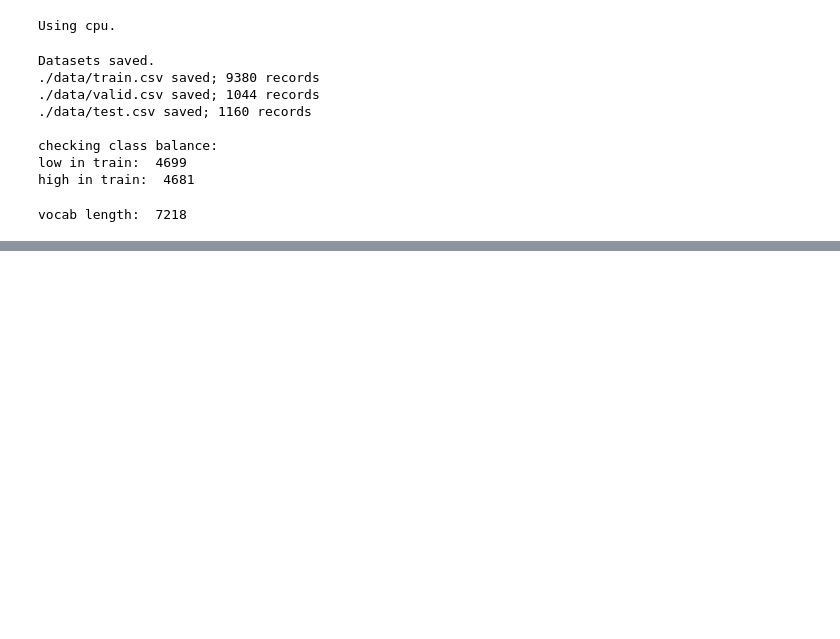
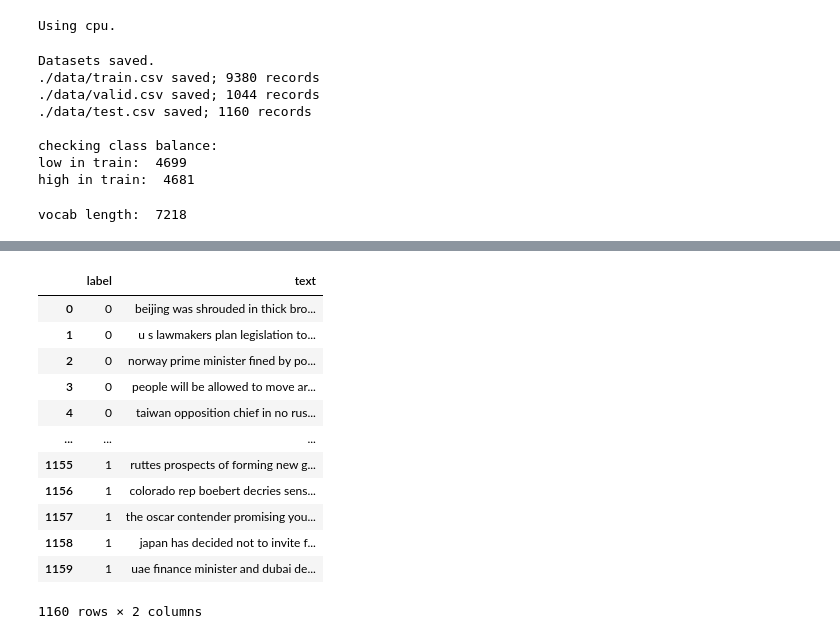
Before and after one commit to advanced-ml-project/project, a Jupyter notebook: rnn_model.ipynb, the cells around one changed output, grey strips where cells are left out. Drawn from its saved outputs; the diff is of its cells as text; code cells hidden in the pictures; blank space fills up the shorter version.

```diff
--- a/rnn_model.ipynb
+++ b/rnn_model.ipynb
@@ -131,0 +140,5 @@ weighted avg     0.6071    0.6052    0.6032      1160
+# %%
+device = torch.device("cpu")
+test = pd.read_csv('data/test.csv')
+PAD_IDX = text_field.vocab.stoi['<pad>']
+token_reference = TokenReferenceBase(reference_token_idx=PAD_IDX)
@@ -131,0 +237,16 @@ weighted avg     0.6071    0.6052    0.6032      1160
+# %%
+test
+# %% [output]
+|  | label | text |
+| 0 | 0 | beijing was shrouded in thick bro... |
+| 1 | 0 | u s lawmakers plan legislation to... |
+| 2 | 0 | norway prime minister fined by po... |
+| 3 | 0 | people will be allowed to move ar... |
+| 4 | 0 | taiwan opposition chief in no rus... |
+| ... | ... | ... |
+| 1155 | 1 | ruttes prospects of forming new g... |
+| 1156 | 1 | colorado rep boebert decries sens... |
+| 1157 | 1 | the oscar contender promising you... |
+| 1158 | 1 | japan has decided not to invite f... |
+| 1159 | 1 | uae finance minister and dubai de... |
+1160 rows × 2 columns
```
Also changed, not shown: parts of 8 cells of this notebook.
